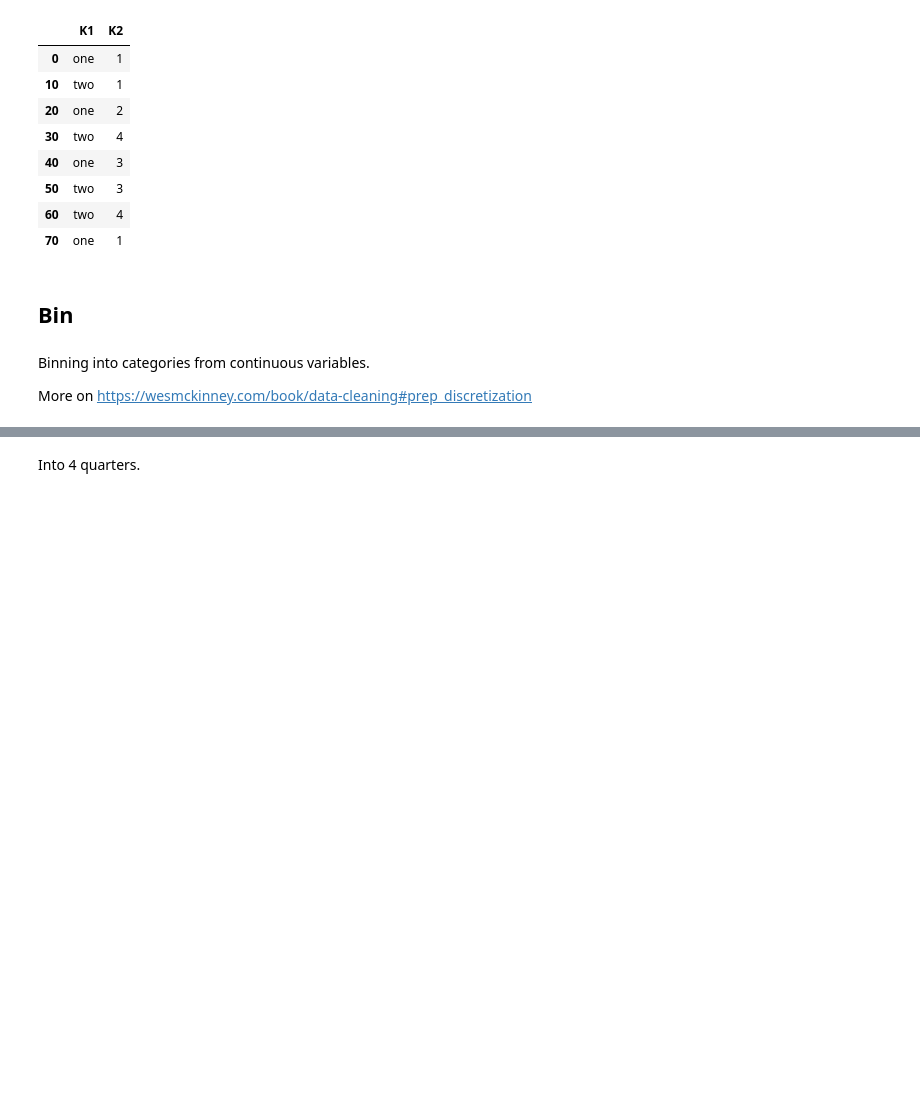
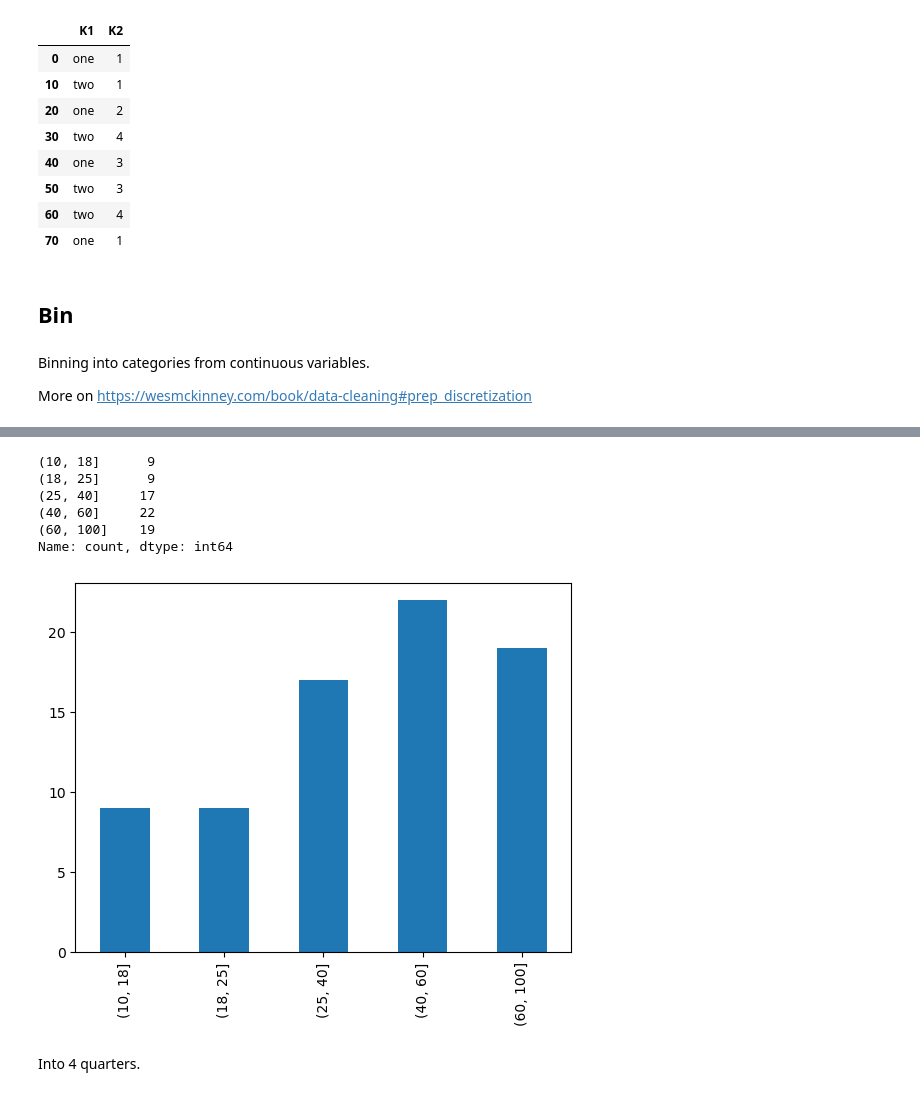
Before and after one commit to galopyz/goldfish, a Jupyter notebook: python_for_data_analysis/03_data_cleaning.ipynb, the cells around one changed output, grey strips where cells are left out. Drawn from its saved outputs; the diff is of its cells as text; code cells hidden in the pictures; blank space fills up the shorter version.

```diff
--- a/python_for_data_analysis/03_data_cleaning.ipynb
+++ b/python_for_data_analysis/03_data_cleaning.ipynb
@@ -224,5 +227,18 @@ age_cat
 Length: 100
 Categories (5, interval[int64, right]): [(10, 18] < (18, 25] < (25, 40] < (40, 60] < (60, 100]]
+# %%
+age_cat.value_counts()
+# %% [output]
+(10, 18]      9
+(18, 25]      9
+(25, 40]     17
+(40, 60]     22
+(60, 100]    19
+Name: count, dtype: int64
+# %%
+age_cat.value_counts().plot.bar();
+# %% [output]
+[figure, added]
 # %% [markdown]
 Into 4 quarters.
 # %%
```
Also changed, not shown: parts of 28 cells of this notebook.
